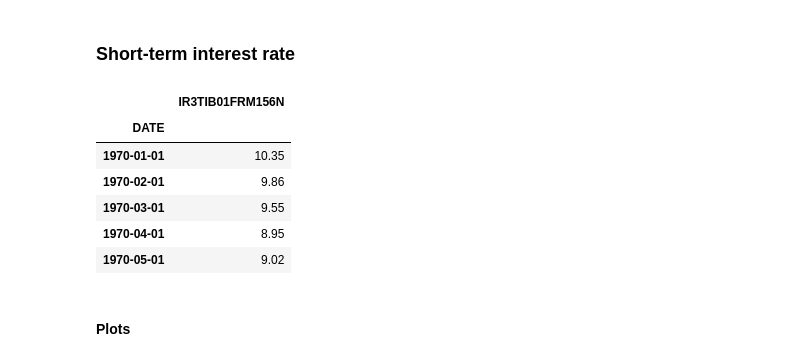
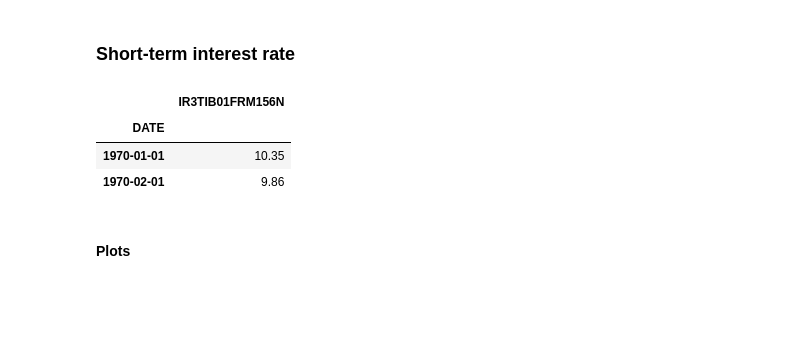
Before and after one commit to theodruilhe/TimeSeriesHomework, a Jupyter notebook: hw.ipynb, the cells around one changed output. Saved outputs shown, nothing was run; the diff lists cells and outputs as text; code cells hidden in the pictures; blank space fills up the shorter version.

```diff
--- a/hw.ipynb
+++ b/hw.ipynb
@@ -218,16 +212,13 @@ p-value for First Difference of Inflation: 5.167278407629643e-09
 # %% [markdown]
 ### Short-term interest rate
 # %%
-stir_data = load_and_preprocess_data('ir.csv')
-stir_data.head()
+stir_data = load_and_preprocess_data('data/ir.csv')
+stir_data.head(2)
 # %% [output]
 |  | IR3TIB01FRM156N |
 | DATE |  |
 | 1970-01-01 | 10.35 |
 | 1970-02-01 | 9.86 |
-| 1970-03-01 | 9.55 |
-| 1970-04-01 | 8.95 |
-| 1970-05-01 | 9.02 |
 # %% [markdown]
 #### Plots
 # %%
```
Also changed, not shown: parts of 37 cells of this notebook.
